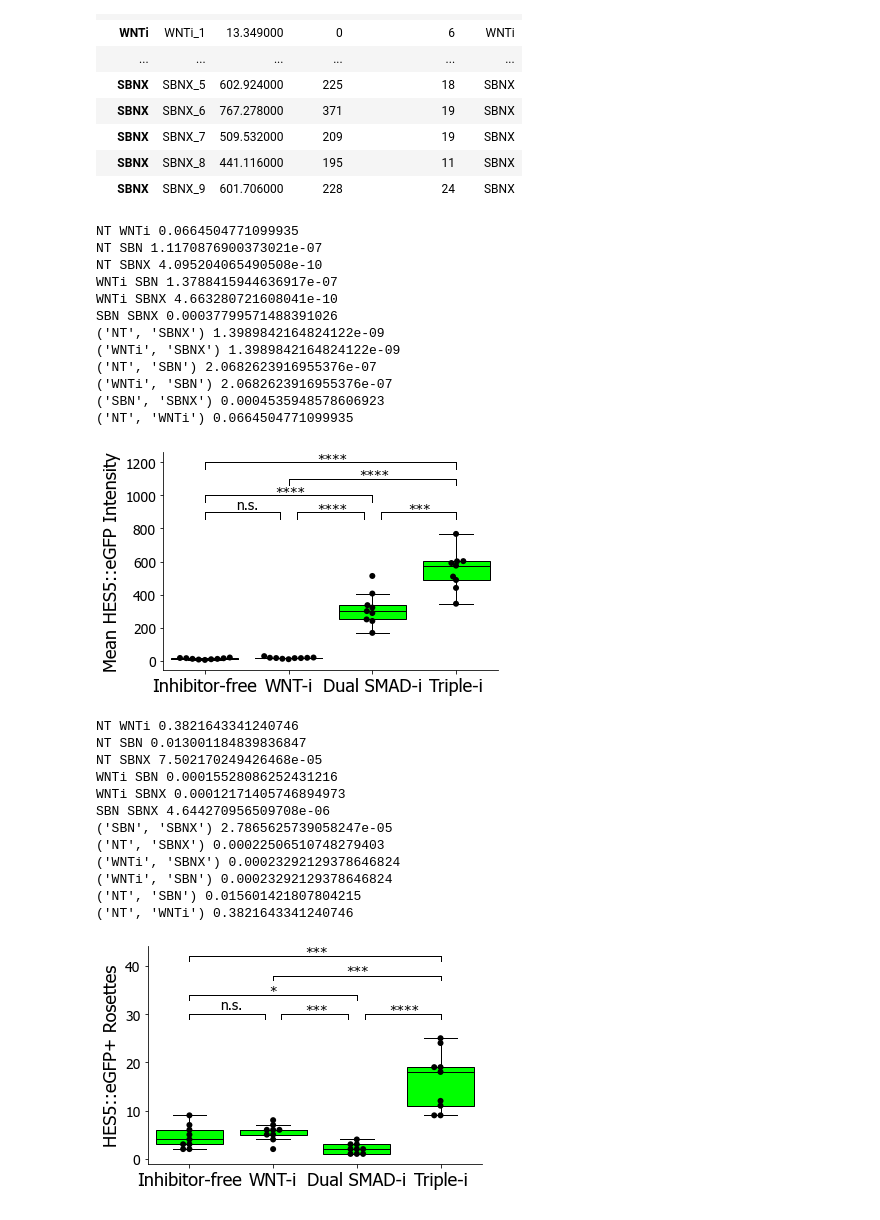
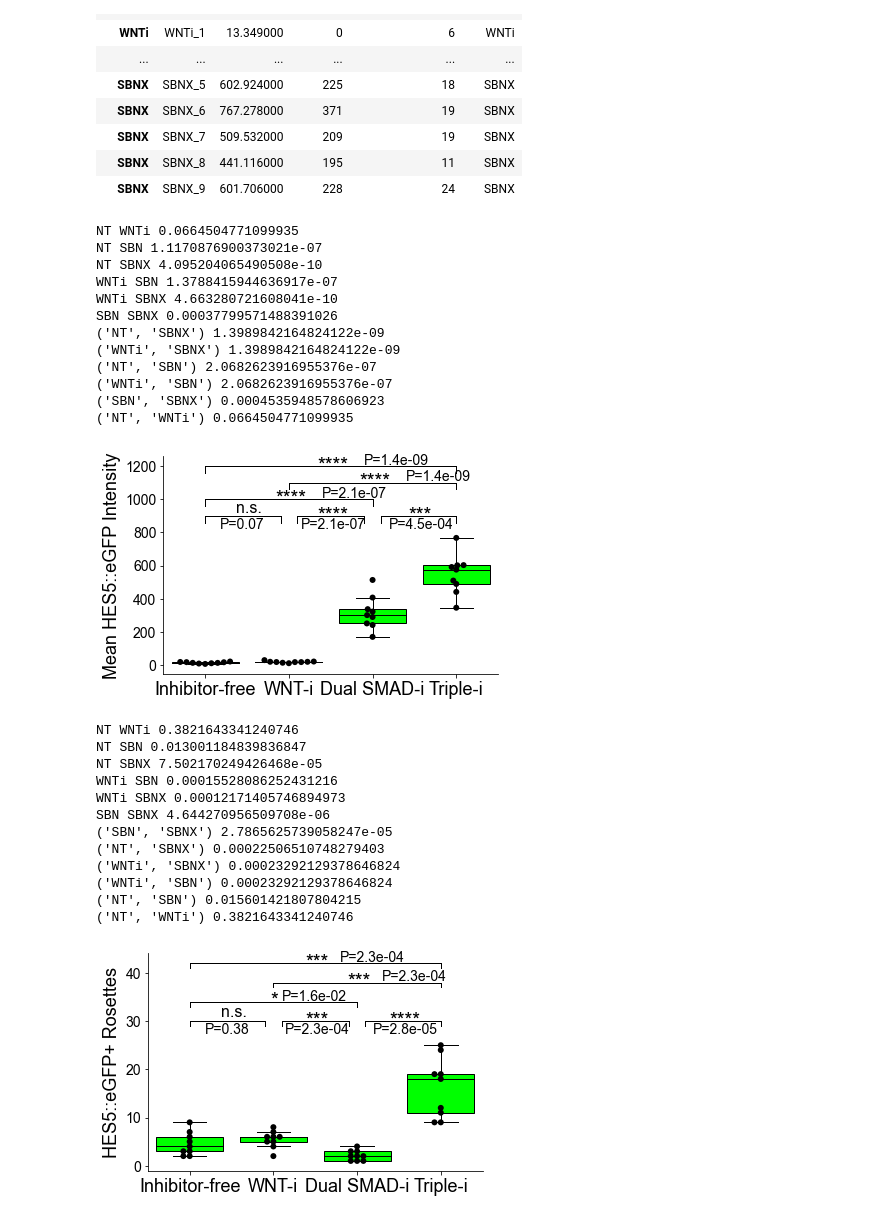
Before and after one commit to daniel-rosebrock/BrainOrganoids, a Jupyter notebook: Fig2_D17_GFP_Intensity.ipynb, the cells around one changed output. Saved outputs shown, nothing was run; the diff lists cells and outputs as text; code cells hidden in the pictures.

```diff
--- a/Fig2_D17_GFP_Intensity.ipynb
+++ b/Fig2_D17_GFP_Intensity.ipynb
@@ -15,7 +15,7 @@ font_dirs = ['/mnt/e/Misc/Python_Fonts', ]
 font_files = font_manager.findSystemFonts(fontpaths=font_dirs)
 for font_file in font_files:
     font_manager.fontManager.addfont(font_file)
-matplotlib.rcParams['font.family'] = 'tahoma'
+matplotlib.rcParams['font.family'] = 'arial'
 import itertools
 from rpy2.robjects.packages import importr
 from rpy2.robjects.vectors import FloatVector
@@ -64,16 +62,6 @@ ax.tick_params(axis='both', which='major', labelsize=14)
 ax.tick_params(axis='both', which='major', labelsize=14)
 plt.xlabel('',fontsize=16)
 plt.ylabel('Mean HES5::eGFP Intensity',fontsize=18)
-
-'''
-y=0.7
-for j,idx in enumerate([[0,1]]):
-    y_new = y+1*j
-    plt.plot([idx[0],idx[1]],[y_new,y_new],'-',color='black')
-    plt.plot([idx[0],idx[0]],[y_new-0.05,y_new],'-',color='black')
-    plt.plot([idx[1],idx[1]],[y_new-0.05,y_new],'-',color='black')
-    plt.annotate('*',xy=(idx[0]+0.49*(idx[1]-idx[0]),y_new+0.02),fontsize=16)
-'''
 
 pval_dict = {}
 txs = ['NT','WNTi','SBN','SBNX',]
@@ -98,9 +86,11 @@ for y,comp in zip([[0,0.9],[1.1,1.9],[2.1,3]],[('NT','WNTi'),('WNTi','SBN'),('SB
     plt.plot([y[1],y[1]],[y_new-40,y_new],'-',color='black',linewidth=1)
     annot_ = get_annot(qval_dict[comp])
     if '*' in annot_:
-        plt.annotate(annot_,xy=(y[0]+(y[1]-y[0])/2.-len(annot_)*0.04,y_new-10),fontsize=14)
+        plt.annotate(annot_,xy=(y[0]+(y[1]-y[0])/2.-len(annot_)*0.04,y_new-30),fontsize=20)
+        plt.annotate('P='+"{:.1e}".format(qval_dict[comp]),xy=(y[0]+(y[1]-y[0])/2.-0.04*len('P='+"{:.1e}".format(qval_dict[comp])),y_new-80),fontsize=14)
     else:
-        plt.annotate(annot_,xy=(y[0]+(y[1]-y[0])/2.-len(annot_)*0.02,y_new+20),fontsize=14)
+        plt.annotate(annot_,xy=(y[0]+(y[1]-y[0])/2.-len(annot_)*0.02,y_new+20),fontsize=16)
+        plt.annotate('P='+str(round(qval_dict[comp],2)),xy=(y[0]+(y[1]-y[0])/2.-0.03*len('P='+"{:.1e}".format(qval_dict[comp])),y_new-80),fontsize=14)
 
 y_new += 100
 for y,comp in zip([[0,2],[1,3],[0,3]],[('NT','SBN'),('WNTi','SBNX'),('NT','SBNX')]):
@@ -109,57 +99,44 @@ for y,comp in zip([[0,2],[1,3],[0,3]],[('NT','SBN'),('WNTi','SBNX'),('NT','SBNX'
     plt.plot([y[1],y[1]],[y_new-40,y_new],'-',color='black',linewidth=1)
     annot_ = get_annot(qval_dict[comp])
     if '*' in annot_:
-        plt.annotate(annot_,xy=(y[0]+(y[1]-y[0])/2.-len(annot_)*0.04,y_new-10),fontsize=14)
+        plt.annotate(annot_,xy=(y[0]+(y[1]-y[0])/2.-len(annot_)*0.04,y_new-30),fontsize=20)
+        plt.annotate('P='+"{:.1e}".format(qval_dict[comp]),xy=(y[0]+(y[1]-y[0])/2.+len(annot_)*0.1,y_new+10),fontsize=14)
     else:
-        plt.annotate(annot_,xy=(y[0]+(y[1]-y[0])/2.-len(annot_)*0.02,y_new+20),fontsize=14)
+        plt.annotate(annot_,xy=(y[0]+(y[1]-y[0])/2.-len(annot_)*0.02,y_new+20),fontsize=16)
     y_new += 100
-
-'''
-y_new = 800
-for x,y in zip(itertools.combinations(txs,2),itertools.combinations([0,1,2,3],2)):
-    print(x,y)
-    plt.plot([y[0],y[1]],[y_new,y_new],'-',color='black',linewidth=1)
-    plt.plot([y[0],y[0]],[y_new-40,y_new],'-',color='black',linewidth=1)
-    plt.plot([y[1],y[1]],[y_new-40,y_new],'-',color='black',linewidth=1)
-    y_new += 150
-    #qval = qval_dict[(x[0],x[1])]
-    #plt.annotate('',xy=y[0]+(y[1]-y[0])/2.,fontsize=16)
-'''
 
 # iterate over boxes
 for i,box in enumerate(ax.artists):
     box.set_edgecolor('black')
     box.set_facecolor('lime')
     box.set_linewidth(1)
 
     # iterate over whiskers and median lines
     for j in range(5*i,5*(i+1)):
         ax.lines[j].set_color('black')
         ax.lines[j].set_linewidth(1)
 
 ax.spines["right"].set_visible(False)
 ax.spines["top"].set_visible(False)
 plt.yticks()
 plt.xticks([0,1,2,3],['Inhibitor-free','WNT-i','Dual SMAD-i','Triple-i'],fontsize=18)
 plt.title('')
-#plt.ylim(0,1200)
-#plt.title('Relative VZ/OSVZ Area',fontsize=20)
-plt.savefig('/mnt/e/MPIMG/Elkabetz/Mutukula_etal_Paper/Revision/Figures/Countings/hes5_gfp_intensity.png',dpi=500,bbox_inches='tight')
-plt.savefig('/mnt/e/MPIMG/Elkabetz/Mutukula_etal_Paper/Revision/Figures/Countings/hes5_gfp_intensity.pdf')
+plt.savefig('figures/fig2/hes5_gfp_intensity.pdf',bbox_inches='tight')
+plt.savefig('figures/fig2/hes5_gfp_intensity.png',bbox_inches='tight',dpi=500)
 # %% [output]
 NT WNTi 0.0664504771099935
 NT SBN 1.1170876900373021e-07
 NT SBNX 4.095204065490508e-10
 WNTi SBN 1.3788415944636917e-07
 WNTi SBNX 4.663280721608041e-10
 SBN SBNX 0.00037799571488391026
 ('NT', 'SBNX') 1.3989842164824122e-09
 ('WNTi', 'SBNX') 1.3989842164824122e-09
 ('NT', 'SBN') 2.0682623916955376e-07
 ('WNTi', 'SBN') 2.0682623916955376e-07
 ('SBN', 'SBNX') 0.0004535948578606923
 ('NT', 'WNTi') 0.0664504771099935
-[figure, old version]
+[figure, new version]
 # %%
 plt.figure(figsize=(6,4))
 
@@ -170,16 +147,6 @@ ax.tick_params(axis='both', which='major', labelsize=14)
 ax.tick_params(axis='both', which='major', labelsize=14)
 plt.xlabel('',fontsize=16)
 plt.ylabel('HES5::eGFP+ Rosettes',fontsize=18)
-
-'''
-y=0.7
-for j,idx in enumerate([[0,1]]):
-    y_new = y+1*j
-    plt.plot([idx[0],idx[1]],[y_new,y_new],'-',color='black')
-    plt.plot([idx[0],idx[0]],[y_new-0.05,y_new],'-',color='black')
-    plt.plot([idx[1],idx[1]],[y_new-0.05,y_new],'-',color='black')
-    plt.annotate('*',xy=(idx[0]+0.49*(idx[1]-idx[0]),y_new+0.02),fontsize=16)
-'''
 
 pval_dict = {}
 txs = ['NT','WNTi','SBN','SBNX',]
@@ -205,9 +172,11 @@ for y,comp in zip([[0,0.9],[1.1,1.9],[2.1,3]],[('NT','WNTi'),('WNTi','SBN'),('SB
     plt.plot([y[1],y[1]],[y_new-1,y_new],'-',color='black',linewidth=1)
     annot_ = get_annot(qval_dict[comp])
     if '*' in annot_:
-        plt.annotate(annot_,xy=(y[0]+(y[1]-y[0])/2.-len(annot_)*0.04,y_new-0.2),fontsize=14)
+        plt.annotate(annot_,xy=(y[0]+(y[1]-y[0])/2.-len(annot_)*0.04,y_new-1),fontsize=20)
+        plt.annotate('P='+"{:.1e}".format(qval_dict[comp]),xy=(y[0]+(y[1]-y[0])/2.-0.04*len('P='+"{:.1e}".format(qval_dict[comp])),y_new-2.5),fontsize=14)
     else:
-        plt.annotate(annot_,xy=(y[0]+(y[1]-y[0])/2.-len(annot_)*0.02,y_new+1),fontsize=14)
+        plt.annotate(annot_,xy=(y[0]+(y[1]-y[0])/2.-len(annot_)*0.02,y_new+1),fontsize=16)
+        plt.annotate('P='+str(round(qval_dict[comp],2)),xy=(y[0]+(y[1]-y[0])/2.-0.03*len('P='+"{:.1e}".format(qval_dict[comp])),y_new-2.5),fontsize=14)
 
 y_new += 4
 for y,comp in zip([[0,2],[1,3],[0,3]],[('NT','SBN'),('WNTi','SBNX'),('NT','SBNX')]):
@@ -216,9 +185,10 @@ for y,comp in zip([[0,2],[1,3],[0,3]],[('NT','SBN'),('WNTi','SBNX'),('NT','SBNX'
     plt.plot([y[1],y[1]],[y_new-1,y_new],'-',color='black',linewidth=1)
     annot_ = get_annot(qval_dict[comp])
     if '*' in annot_:
-        plt.annotate(annot_,xy=(y[0]+(y[1]-y[0])/2.-len(annot_)*0.04,y_new-0.2),fontsize=14)
+        plt.annotate(annot_,xy=(y[0]+(y[1]-y[0])/2.-len(annot_)*0.04,y_new-1),fontsize=20)
+        plt.annotate('P='+"{:.1e}".format(qval_dict[comp]),xy=(y[0]+(y[1]-y[0])/2.+len(annot_)*0.1,y_new+15/50.),fontsize=14)
     else:
-        plt.annotate(annot_,xy=(y[0]+(y[1]-y[0])/2.-len(annot_)*0.02,y_new+1),fontsize=14)
+        plt.annotate(annot_,xy=(y[0]+(y[1]-y[0])/2.-len(annot_)*0.02,y_new+1),fontsize=16)
     y_new += 4
 
 # iterate over boxes
@@ -237,11 +207,8 @@ ax.spines["top"].set_visible(False)
 plt.yticks()
 plt.xticks([0,1,2,3],['Inhibitor-free','WNT-i','Dual SMAD-i','Triple-i'],fontsize=18)
 plt.title('')
-#plt.ylim(0,40)
-#plt.ylim(0,1500)
-#plt.title('Relative VZ/OSVZ Area',fontsize=20)
-plt.savefig('/mnt/e/MPIMG/Elkabetz/Mutukula_etal_Paper/Revision/Figures/Countings/hes5_rosettes.png',dpi=500,bbox_inches='tight')
-plt.savefig('/mnt/e/MPIMG/Elkabetz/Mutukula_etal_Paper/Revision/Figures/Countings/hes5_rosettes.pdf')
+plt.savefig('figures/fig2/hes5_rosettes.pdf',bbox_inches='tight')
+plt.savefig('figures/fig2/hes5_rosettes.png',bbox_inches='tight',dpi=500)
 # %% [output]
 NT WNTi 0.3821643341240746
 NT SBN 0.013001184839836847
@@ -255,4 +222,4 @@ SBN SBNX 4.644270956509708e-06
 ('WNTi', 'SBN') 0.00023292129378646824
 ('NT', 'SBN') 0.015601421807804215
 ('NT', 'WNTi') 0.3821643341240746
-[figure, old version]
+[figure, new version]
```
Also changed, not shown: parts of 1 cell of this notebook, 4 other files.
